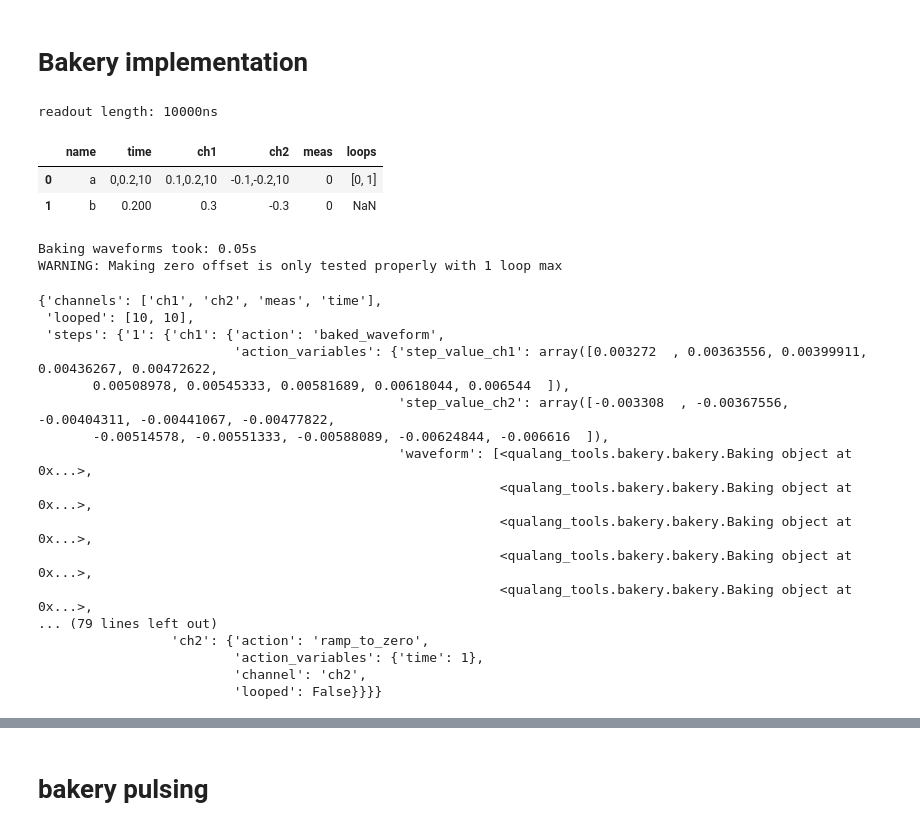
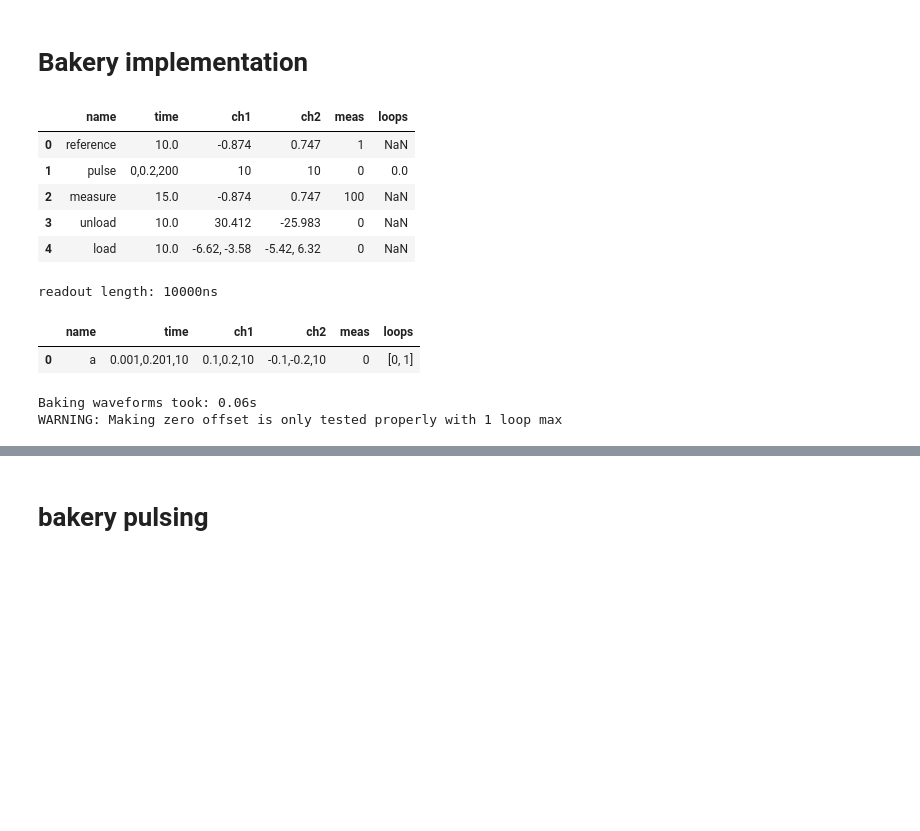
Before and after one commit to qdev-dk/QMachine, a Jupyter notebook: qmachine/pulse_generator/Pulse_generator_test.ipynb, the cells around one changed output, grey strips where cells are left out. Saved outputs shown, nothing was run; the diff lists cells and outputs as text; code cells hidden in the pictures; blank space fills up the shorter version.

```diff
--- a/qmachine/pulse_generator/Pulse_generator_test.ipynb
+++ b/qmachine/pulse_generator/Pulse_generator_test.ipynb
@@ -435,22 +435,29 @@ import pandas as pd
 import numpy as np
 from qmachine.pulse_generator.pulse_generator import Pulse_builder, Pulser
 # import sys
-# sys.path.insert(0,'D:/qcodes_local/Fabrizio_Torbjorn/20220605_setting_up_OPX')
-# from config_OPX_20220610_buffered import config
+sys.path.insert(0,'D:/qcodes_local/Fabrizio_Torbjorn/20220605_setting_up_OPX')
+from config_OPX_20220610_buffered import config
 from pprint import pprint
 dividers = {'ch1': 8.18*1e-3, 'ch2': 8.27*1e-3}
 
-# time_df = pd.read_csv('dephasing_220602_tektronix_differential.csv')
-# time_df['time'].iat[0]=f'{10.0}'
-# time_df['time'].iat[1]=f'{0.2}'
-# time_df['ch1'].iat[1] = '10' #'31.1086'
-# time_df['ch2'].iat[1] = '10' #'-25.17'
-# time_df['time'].iat[1] = '0,0.2,200'
-# meas_column = [1,0,100,0,0]
-# loop_column = [np.nan,0,np.nan,np.nan,np.nan]
-# time_df['meas'] = meas_column
-# time_df['loops'] = loop_column
-# time_df = time_df.drop(['Unnamed: 0','m11','m21','m12','m22','type'],axis='columns')
-# # time_df = time_df.drop([3,4])
-# time_df
+time_df = pd.read_csv('dephasing_220602_tektronix_differential.csv')
+time_df['time'].iat[0]=f'{10.0}'
+time_df['time'].iat[1]=f'{0.2}'
+time_df['ch1'].iat[1] = '10' #'31.1086'
+time_df['ch2'].iat[1] = '10' #'-25.17'
+time_df['time'].iat[1] = '0,0.2,200'
+meas_column = [1,0,100,0,0]
+loop_column = [np.nan,0,np.nan,np.nan,np.nan]
+time_df['meas'] = meas_column
+time_df['loops'] = loop_column
+time_df = time_df.drop(['Unnamed: 0','m11','m21','m12','m22','type'],axis='columns')
+# time_df = time_df.drop([3,4])
+time_df
+# %% [output]
+|  | name | time | ch1 | ch2 | meas | loops |
+| 0 | reference | 10.0 | -0.874 | 0.747 | 1 | NaN |
+| 1 | pulse | 0,0.2,200 | 10 | 10 | 0 | 0.0 |
+| 2 | measure | 15.0 | -0.874 | 0.747 | 100 | NaN |
+| 3 | unload | 10.0 | 30.412 | -25.983 | 0 | NaN |
+| 4 | load | 10.0 | -6.62, -3.58 | -5.42, 6.32 | 0 | NaN |
 # %%
@@ -460,39 +468,18 @@ pulser = Pulser(config,measpulse='readout_pulse_0_2',channel_dict={'ch1': 'Q1_R'
 # %% [output]
 readout length: 10000ns
 # %%
-df = pd.DataFrame(index=[0,1],columns=['name','time','ch1','ch2','meas','loops'])
-df.iloc[0]=['a','0,0.2,10','0.1,0.2,10','-0.1,-0.2,10',0,[0,1]]
-df.iloc[1]=['b','0.200','0.3','-0.3',0,np.nan]
+df = pd.DataFrame(index=[0],columns=['name','time','ch1','ch2','meas','loops'])
+df.iloc[0]=['a','0.001,0.201,10','0.1,0.2,10','-0.1,-0.2,10',0,[0,1]]
+# df.iloc[1]=['b','0.200','-0.3','0.3',0,np.nan]
 df
 # %% [output]
 |  | name | time | ch1 | ch2 | meas | loops |
-| 0 | a | 0,0.2,10 | 0.1,0.2,10 | -0.1,-0.2,10 | 0 | [0, 1] |
-| 1 | b | 0.200 | 0.3 | -0.3 | 0 | NaN |
+| 0 | a | 0.001,0.201,10 | 0.1,0.2,10 | -0.1,-0.2,10 | 0 | [0, 1] |
 # %%
-actions,_ = pb.make_dict(df,config,zero_offset=True,ramp_to_zero=True)
+actions,_ = pb.make_dict(df,config,zero_offset=True,ramp_to_zero=True,correction_length=1)
 # %% [output]
-Baking waveforms took: 0.05s
+Baking waveforms took: 0.06s
 WARNING: Making zero offset is only tested properly with 1 loop max
-# %%
-pprint(actions)
-# %% [output]
-{'channels': ['ch1', 'ch2', 'meas', 'time'],
- 'looped': [10, 10],
- 'steps': {'1': {'ch1': {'action': 'baked_waveform',
-                         'action_variables': {'step_value_ch1': array([0.003272  , 0.00363556, 0.00399911, 0.00436267, 0.00472622,
-       0.00508978, 0.00545333, 0.00581689, 0.00618044, 0.006544  ]),
-                                              'step_value_ch2': array([-0.003308  , -0.00367556, -0.00404311, -0.00441067, -0.00477822,
-       -0.00514578, -0.00551333, -0.00588089, -0.00624844, -0.006616  ]),
-                                              'waveform': [<qualang_tools.bakery.bakery.Baking object at 0x...>,
-                                                           <qualang_tools.bakery.bakery.Baking object at 0x...>,
-                                                           <qualang_tools.bakery.bakery.Baking object at 0x...>,
-                                                           <qualang_tools.bakery.bakery.Baking object at 0x...>,
-                                                           <qualang_tools.bakery.bakery.Baking object at 0x...>,
-... (79 lines left out)
-                 'ch2': {'action': 'ramp_to_zero',
-                         'action_variables': {'time': 1},
-                         'channel': 'ch2',
-                         'looped': False}}}}
 # %%
 seq,new_actions=pulser.build_seq(actions)
 # %% [output]
```
Also changed, not shown: parts of 4 cells of this notebook.
